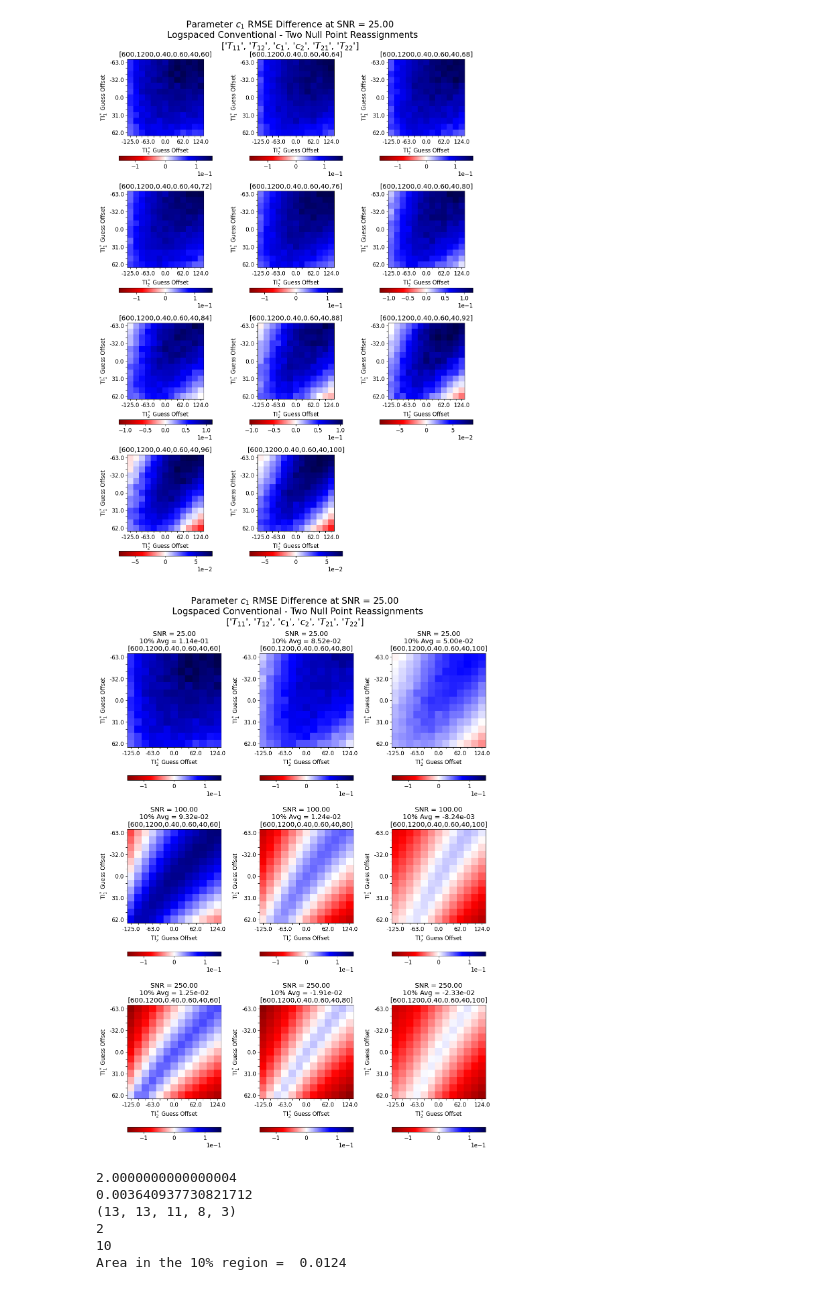
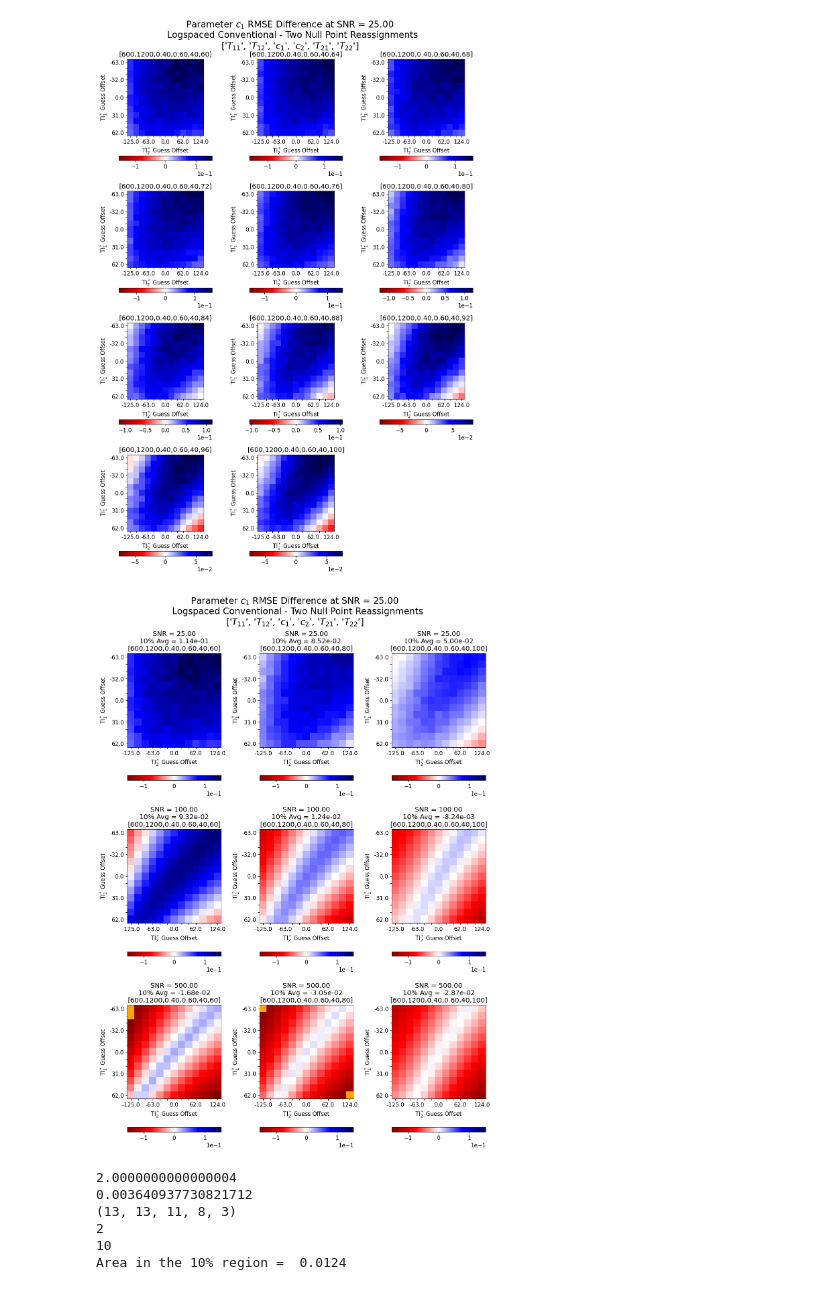
Before and after one commit to Griffin997/Stabilization, a Jupyter notebook: Reassign_Experiment/reassign_T2rat_Exp_Analysis.ipynb, the cells around one changed output. Cells and saved outputs as stored; diff of their text form; code cells hidden in the pictures.

```diff
--- a/Reassign_Experiment/reassign_T2rat_Exp_Analysis.ipynb
+++ b/Reassign_Experiment/reassign_T2rat_Exp_Analysis.ipynb
@@ -343,35 +343,35 @@ for iSNR in range(len(SNR_short_array)):
         mat2 = np.where(T2rat_array[T2_short_array[iT2]] == SR_T2Rat)[0]
         SR_index_match = np.intersect1d(mat1,mat2)[0]
 
         temp_SR_MSE = SR_MSE[SR_index_match,param_oi]
 
         temp_MSE_imp = temp_SR_MSE**(1/2)-MSE[:, : , T2_short_array[iT2], SNR_index_oi, 0]**(1/2)
 
         if np.max(temp_MSE_imp)>max_val:
             max_val = np.max(temp_MSE_imp)
 
 
 
-SNR_short_array = [0, -4, -2]
+SNR_short_array = [0, -4, -1]
 for iSNR in range(len(SNR_short_array)):
     SNR_index_oi = SNR_short_array[iSNR]
     SNR_temp_value = SNR_array[SNR_index_oi]
     T2_short_array = [0, len(T2rat_array)//2, -1]
     for iT2 in range(len(T2_short_array)):
 
         mat1 = np.where(SNR_array[SNR_index_oi] == SR_SNR)[0]
         mat2 = np.where(T2rat_array[T2_short_array[iT2]] == SR_T2Rat)[0]
         SR_index_match = np.intersect1d(mat1,mat2)[0]
 
         temp_SR_MSE = SR_MSE[SR_index_match,param_oi]
 
         temp_MSE_imp = temp_SR_MSE**(1/2)-MSE[:, : , T2_short_array[iT2], SNR_index_oi, 0]**(1/2)
 
         tenAvg = np.mean(temp_MSE_imp[tenD:tenU, tenD:tenU])
 
         gen_patchwork_panel(fig, ax[iSNR, iT2%3], T2rat_array[T2_short_array[iT2]], temp_MSE_imp, ex_title=f'SNR = {SNR_temp_value:.2f}\n10% Avg = {tenAvg:.2e}\n', cb_range = max_val)
 # %% [output]
-[figure, old version]
+[figure, new version]
 # %%
 SNR_index_oi = -4
 T2rat_index_oi = 5
```
Also changed, not shown: parts of 6 cells of this notebook.
